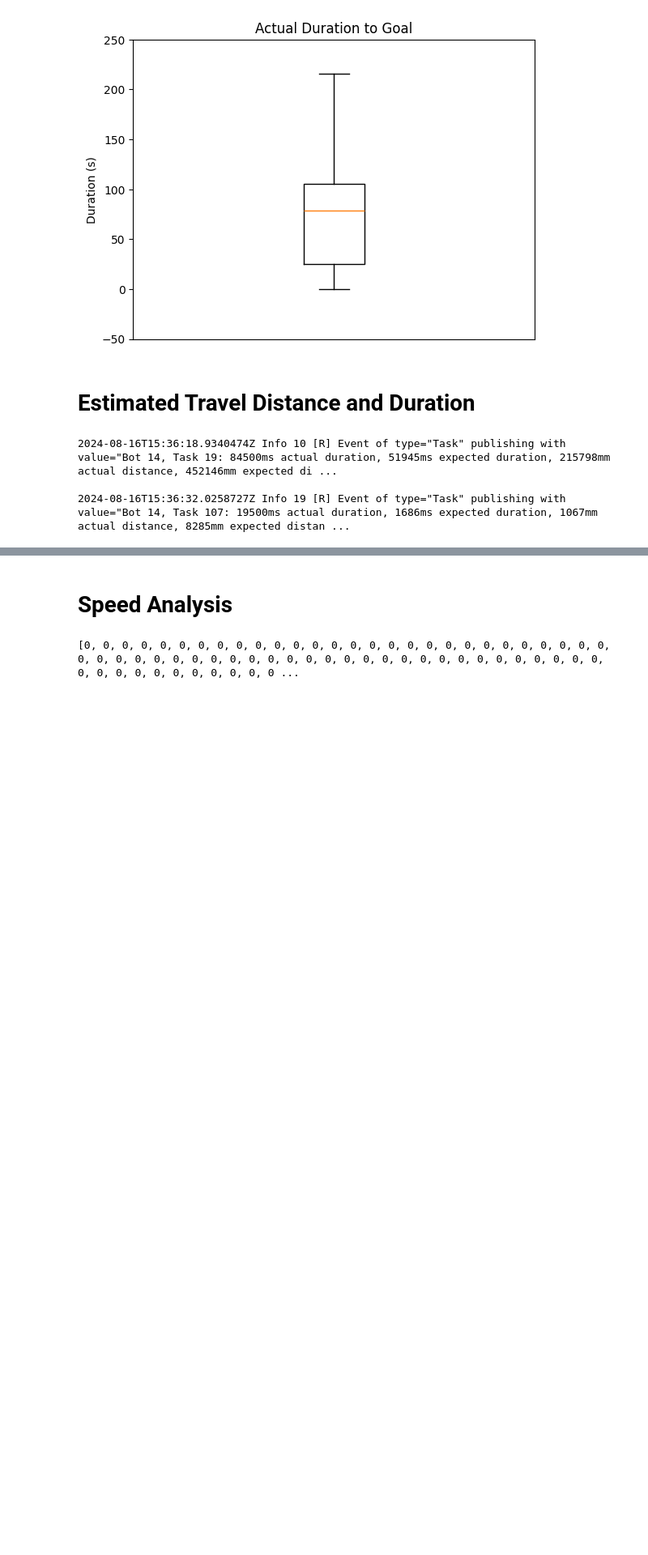
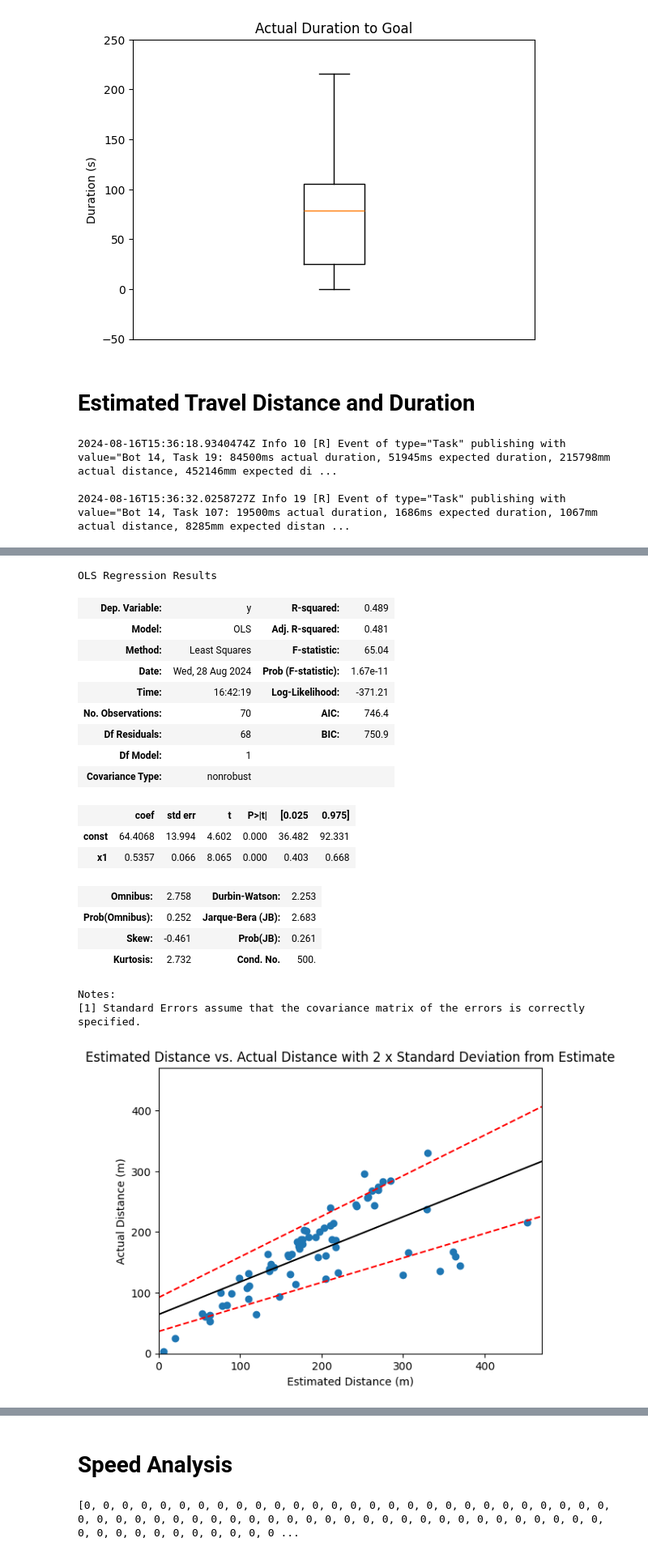
Before and after one commit to Ethan-Schneider/M2M, a Jupyter notebook: router_analysis.ipynb, the cells around one changed output, grey strips where cells are left out. Shown at 81% size. Cells and saved outputs as stored; diff of their text form; code cells hidden in the pictures; blank space fills up the shorter version.

```diff
--- a/router_analysis.ipynb
+++ b/router_analysis.ipynb
@@ -483,0 +498,62 @@ plt.show()
+# %%
+N = len(estimated_distance)
+p = estimated_distance.shape[1] + 1  # plus one because LinearRegression adds an intercept term
+
+X_with_intercept = np.empty(shape=(N, p))
+X_with_intercept[:, 0] = 1
+X_with_intercept[:, 1:p] = estimated_distance
+
+beta_hat = np.linalg.inv(X_with_intercept.T @ X_with_intercept) @ X_with_intercept.T @ actual_distance
+
+
+ols = sm.OLS(actual_distance, X_with_intercept)
+ols_result = ols.fit()
+results_summary = ols_result.summary()
+
+results_as_html = results_summary.tables[1].as_html()
+df = pd.read_html(results_as_html, header=0, index_col=0)[0]
+
+linear_regression = df['coef'].to_list()
+lower_std = df['[0.025'].to_list()
+upper_std = df['0.975]'].to_list()
+
+plt.scatter(estimated_distance, actual_distance)
+plt.xlabel("Estimated Distance (m)")
+plt.ylabel("Actual Distance (m)")
+plt.xlim((0, 470))
+plt.ylim((0, 470))
+plt.title("Estimated Distance vs. Actual Distance with 2 x Standard Deviation from Estimate")
+
+x = np.linspace(0, 470, 100)
+y = linear_regression[1]*x + linear_regression[0]
+plt.plot(x, y, 'k')
+
+
+y = lower_std[1]*x + lower_std[0]
+plt.plot(x, y, '--r')
+
+y = upper_std[1]*x + upper_std[0]
+plt.plot(x, y, '--r')
+
+ols_result.summary()
+# %% [output]
+OLS Regression Results
+| Dep. Variable: | y | R-squared: | 0.489 |
+| Model: | OLS | Adj. R-squared: | 0.481 |
+| Method: | Least Squares | F-statistic: | 65.04 |
+| Date: | Wed, 28 Aug 2024 | Prob (F-statistic): | 1.67e-11 |
+| Time: | 16:42:19 | Log-Likelihood: | -371.21 |
+| No. Observations: | 70 | AIC: | 746.4 |
+| Df Residuals: | 68 | BIC: | 750.9 |
+| Df Model: | 1 |  |  |
+| Covariance Type: | nonrobust |  |  |
+|  | coef | std err | t | P>|t| | [0.025 | 0.975] |
+| const | 64.4068 | 13.994 | 4.602 | 0.000 | 36.482 | 92.331 |
+| x1 | 0.5357 | 0.066 | 8.065 | 0.000 | 0.403 | 0.668 |
+| Omnibus: | 2.758 | Durbin-Watson: | 2.253 |
+| Prob(Omnibus): | 0.252 | Jarque-Bera (JB): | 2.683 |
+| Skew: | -0.461 | Prob(JB): | 0.261 |
+| Kurtosis: | 2.732 | Cond. No. | 500. |
+Notes:
+[1] Standard Errors assume that the covariance matrix of the errors is correctly specified.
+[figure, added]
```
Also changed, not shown: parts of 42 cells of this notebook, 19 other files.
